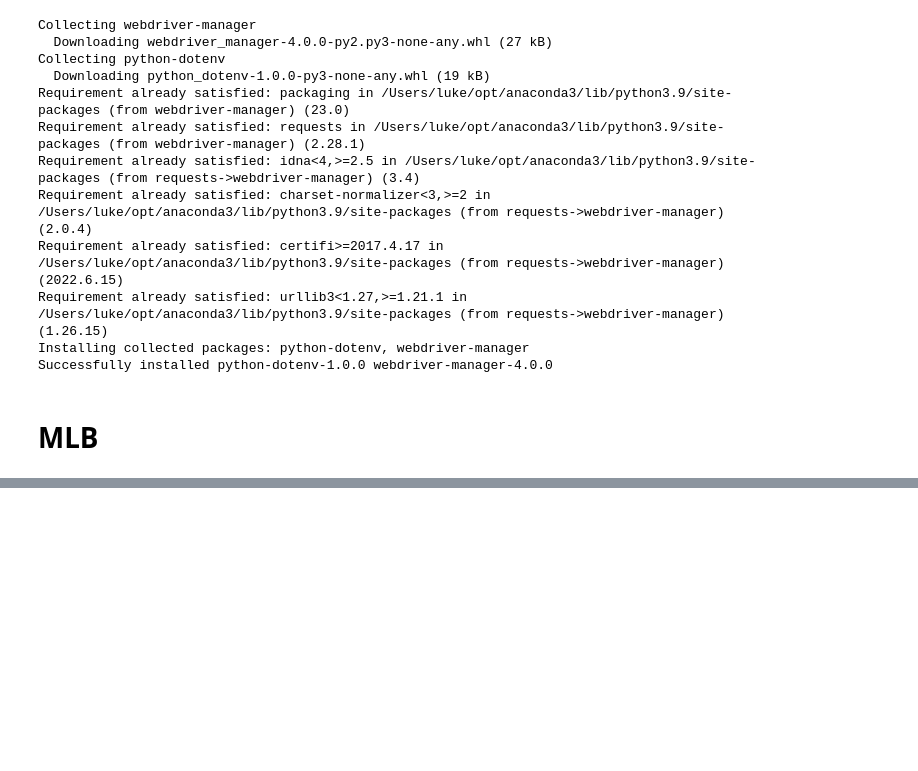
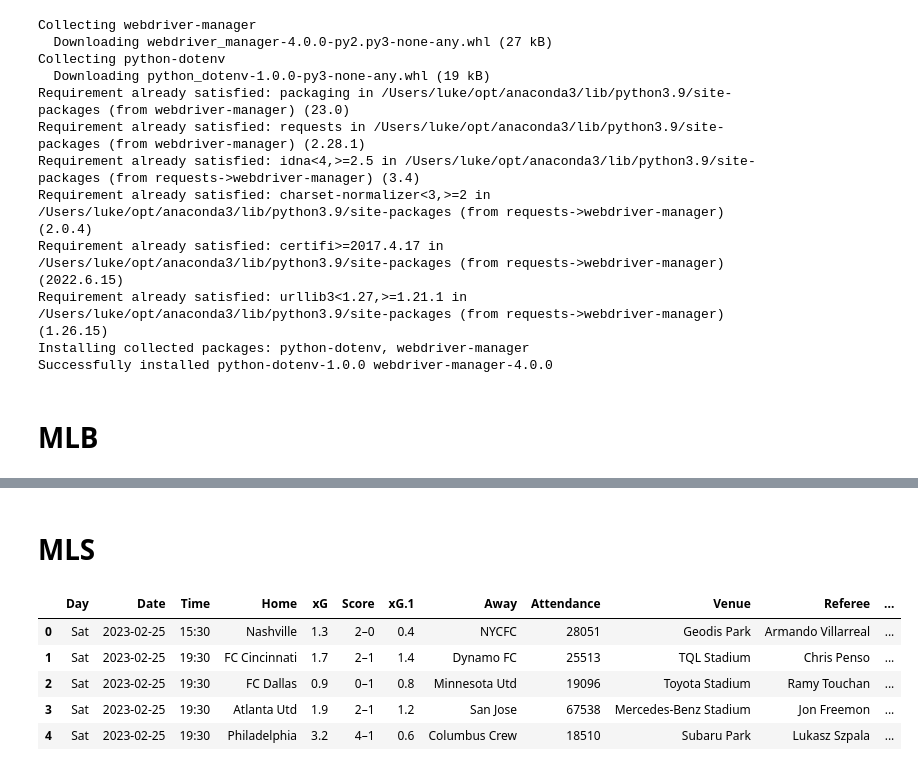
Before and after one commit to lucasjfsmith/pro-venue-tracker, a Jupyter notebook: Data Cleaning/Events/2023_all_events.ipynb, the cells around one changed output, grey strips where cells are left out. Saved outputs shown, nothing was run; the diff lists cells and outputs as text; code cells hidden in the pictures; blank space fills up the shorter version.

```diff
--- a/Data Cleaning/Events/2023_all_events.ipynb
+++ b/Data Cleaning/Events/2023_all_events.ipynb
@@ -111,0 +556,12 @@ pd.DataFrame(mlb_schedule_dict
+# %% [markdown]
+# MLS
+# %%
+mls = pd.read_html('https://fbref.com/en/comps/22/schedule/Major-League-Soccer-Scores-and-Fixtures')[0]
+mls.head()
+# %% [output]
+|  | Day | Date | Time | Home | xG | Score | xG.1 | Away | Attendance | Venue | Referee | ... |
+| 0 | Sat | 2023-02-25 | 15:30 | Nashville | 1.3 | 2–0 | 0.4 | NYCFC | 28051 | Geodis Park | Armando Villarreal | ... |
+| 1 | Sat | 2023-02-25 | 19:30 | FC Cincinnati | 1.7 | 2–1 | 1.4 | Dynamo FC | 25513 | TQL Stadium | Chris Penso | ... |
+| 2 | Sat | 2023-02-25 | 19:30 | FC Dallas | 0.9 | 0–1 | 0.8 | Minnesota Utd | 19096 | Toyota Stadium | Ramy Touchan | ... |
+| 3 | Sat | 2023-02-25 | 19:30 | Atlanta Utd | 1.9 | 2–1 | 1.2 | San Jose | 67538 | Mercedes-Benz Stadium | Jon Freemon | ... |
+| 4 | Sat | 2023-02-25 | 19:30 | Philadelphia | 3.2 | 4–1 | 0.6 | Columbus Crew | 18510 | Subaru Park | Lukasz Szpala | ... |
```
Also changed, not shown: parts of 37 cells of this notebook, 1 other file.
